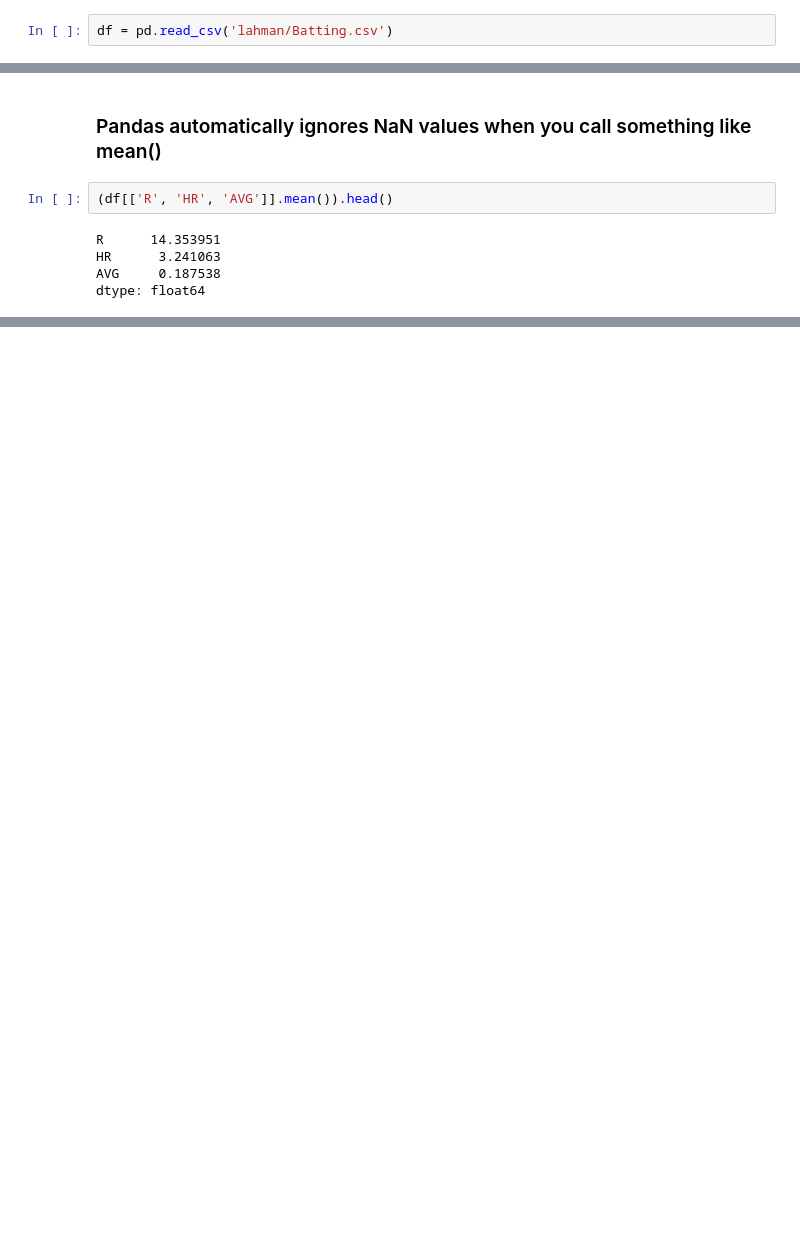
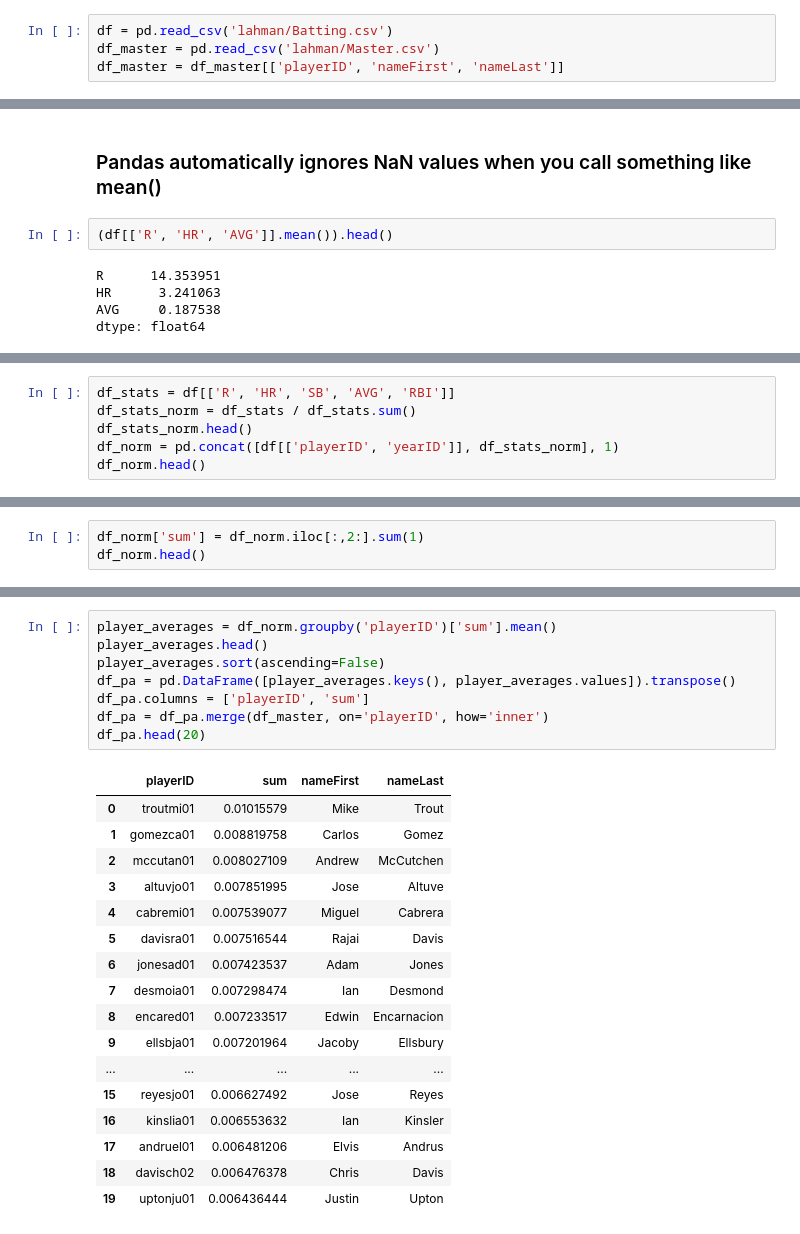
Before and after one commit to eihli/baseball-fantasy-draft, a Jupyter notebook: First.ipynb, the cells around one changed output, grey strips where cells are left out. Saved outputs shown, nothing was run; the diff lists cells and outputs as text; blank space fills up the shorter version.

```diff
--- a/First.ipynb
+++ b/First.ipynb
@@ -6,6 +6,8 @@
 import pandas as pd
 # %%
 df = pd.read_csv('lahman/Batting.csv')
+df_master = pd.read_csv('lahman/Master.csv')
+df_master = df_master[['playerID', 'nameFirst', 'nameLast']]
 # %%
 df.head()
 # %% [output]
@@ -87,0 +47,6 @@ df_norm.iloc[:,2:] = (df.iloc[:,2:] - df.iloc[:,2:].mean()) / df.iloc[:,2:].std(
+# %%
+df_stats = df[['R', 'HR', 'SB', 'AVG', 'RBI']]
+df_stats_norm = df_stats / df_stats.sum()
+df_stats_norm.head()
+df_norm = pd.concat([df[['playerID', 'yearID']], df_stats_norm], 1)
+df_norm.head()
@@ -87,0 +60,3 @@ df_norm.iloc[:,2:] = (df.iloc[:,2:] - df.iloc[:,2:].mean()) / df.iloc[:,2:].std(
+# %%
+df_norm['sum'] = df_norm.iloc[:,2:].sum(1)
+df_norm.head()
@@ -87,0 +70,26 @@ df_norm.iloc[:,2:] = (df.iloc[:,2:] - df.iloc[:,2:].mean()) / df.iloc[:,2:].std(
+# %%
+player_averages = df_norm.groupby('playerID')['sum'].mean()
+player_averages.head()
+player_averages.sort(ascending=False)
+df_pa = pd.DataFrame([player_averages.keys(), player_averages.values]).transpose()
+df_pa.columns = ['playerID', 'sum']
+df_pa = df_pa.merge(df_master, on='playerID', how='inner')
+df_pa.head(20)
+# %% [output]
+|  | playerID | sum | nameFirst | nameLast |
+| 0 | troutmi01 | 0.01015579 | Mike | Trout |
+| 1 | gomezca01 | 0.008819758 | Carlos | Gomez |
+| 2 | mccutan01 | 0.008027109 | Andrew | McCutchen |
+| 3 | altuvjo01 | 0.007851995 | Jose | Altuve |
+| 4 | cabremi01 | 0.007539077 | Miguel | Cabrera |
+| 5 | davisra01 | 0.007516544 | Rajai | Davis |
+| 6 | jonesad01 | 0.007423537 | Adam | Jones |
+| 7 | desmoia01 | 0.007298474 | Ian | Desmond |
+| 8 | encared01 | 0.007233517 | Edwin | Encarnacion |
+| 9 | ellsbja01 | 0.007201964 | Jacoby | Ellsbury |
+| ... | ... | ... | ... | ... |
+| 15 | reyesjo01 | 0.006627492 | Jose | Reyes |
+| 16 | kinslia01 | 0.006553632 | Ian | Kinsler |
+| 17 | andruel01 | 0.006481206 | Elvis | Andrus |
+| 18 | davisch02 | 0.006476378 | Chris | Davis |
+| 19 | uptonju01 | 0.006436444 | Justin | Upton |
```
Also changed, not shown: parts of 17 cells of this notebook, 1 other file.
